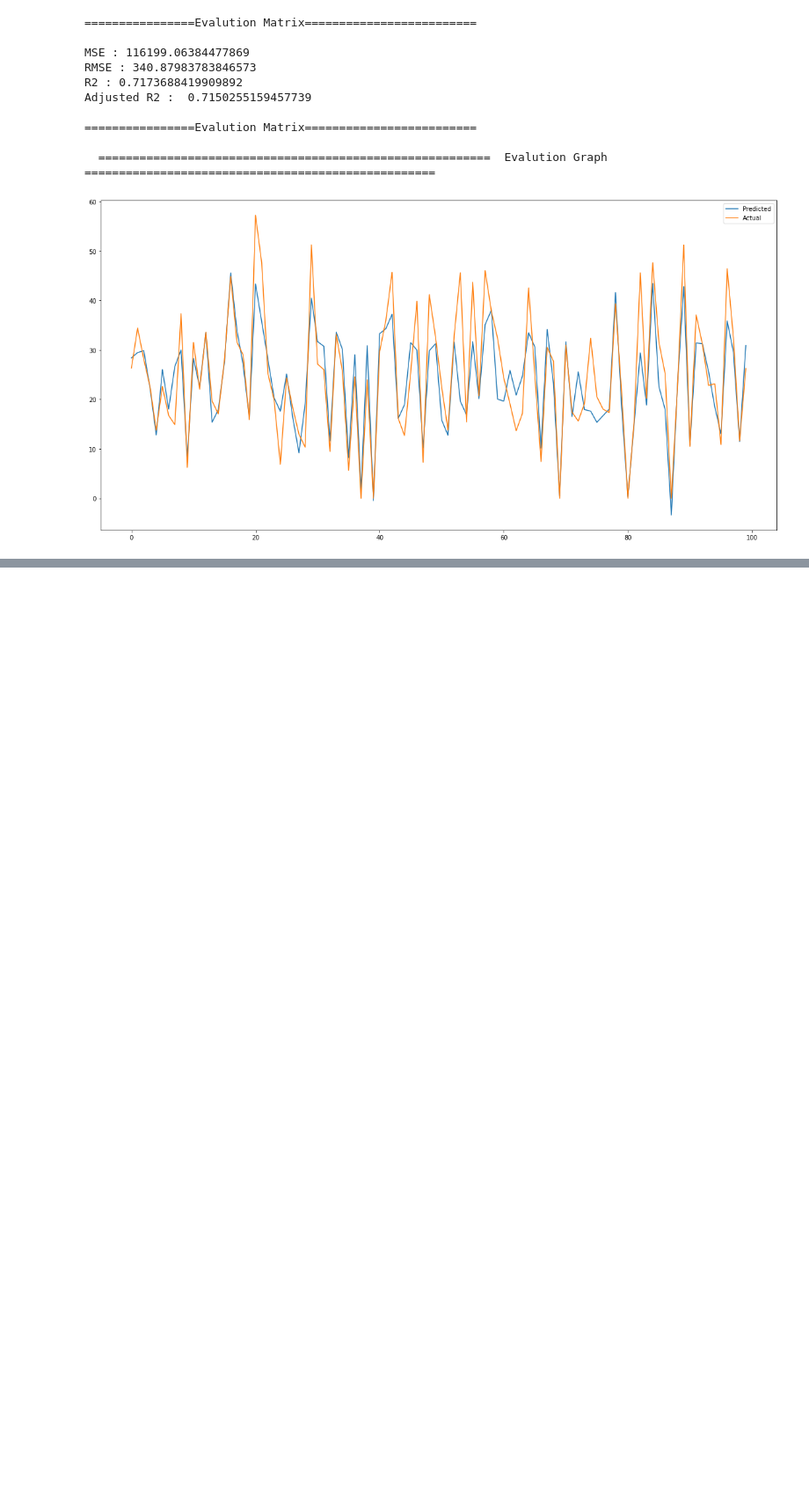
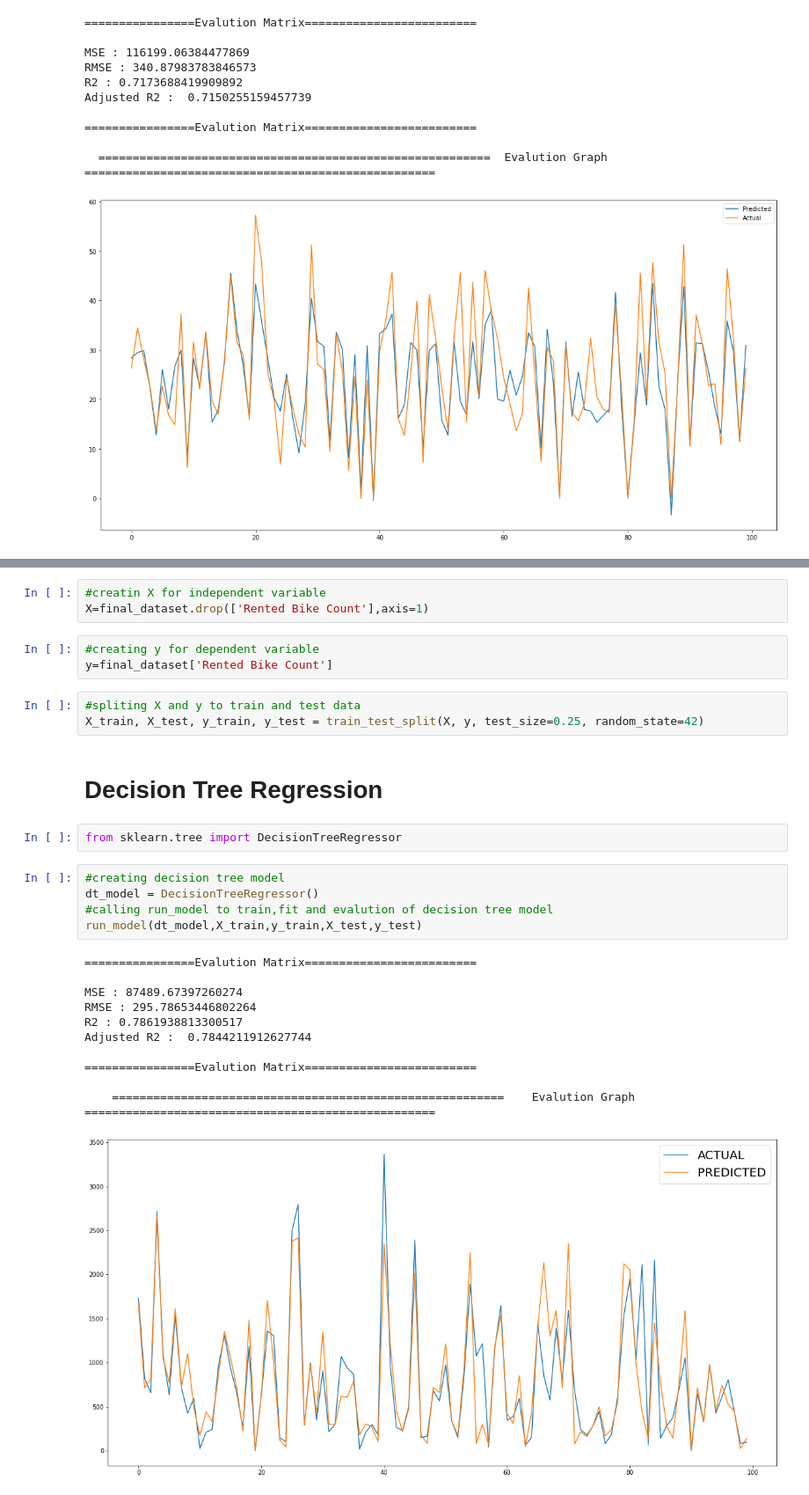
Before and after one commit to Deeksha-Data-Scientist/Seoul-Bike-Sharing-Demand-Prediction, a Jupyter notebook: Bike_Sharing_Demand_Prediction_Capstone_Project.ipynb, the cells around one changed output, grey strips where cells are left out. Shown at 88% size. Drawn from its saved outputs; the diff is of its cells as text; blank space fills up the shorter version.

```diff
--- a/Bike_Sharing_Demand_Prediction_Capstone_Project.ipynb
+++ b/Bike_Sharing_Demand_Prediction_Capstone_Project.ipynb
@@ -505,0 +575,31 @@ Adjusted R2 :  0.7150255159457739
+# %%
+#creatin X for independent variable
+X=final_dataset.drop(['Rented Bike Count'],axis=1)
+# %%
+#creating y for dependent variable
+y=final_dataset['Rented Bike Count']
+# %%
+#spliting X and y to train and test data
+X_train, X_test, y_train, y_test = train_test_split(X, y, test_size=0.25, random_state=42)
+# %% [markdown]
+
+# **Decision Tree Regression**
+# %%
+from sklearn.tree import DecisionTreeRegressor
+# %%
+#creating decision tree model
+dt_model = DecisionTreeRegressor()
+#calling run_model to train,fit and evalution of decision tree model
+run_model(dt_model,X_train,y_train,X_test,y_test)
+# %% [output]
+================Evalution Matrix=========================
+
+MSE : 87489.67397260274
+RMSE : 295.78653446802264
+R2 : 0.7861938813300517
+Adjusted R2 :  0.7844211912627744
+
+================Evalution Matrix=========================
+
+    =========================================================    Evalution Graph    ===================================================
+[figure, added]
```
Also changed, not shown: parts of 25 cells of this notebook.
